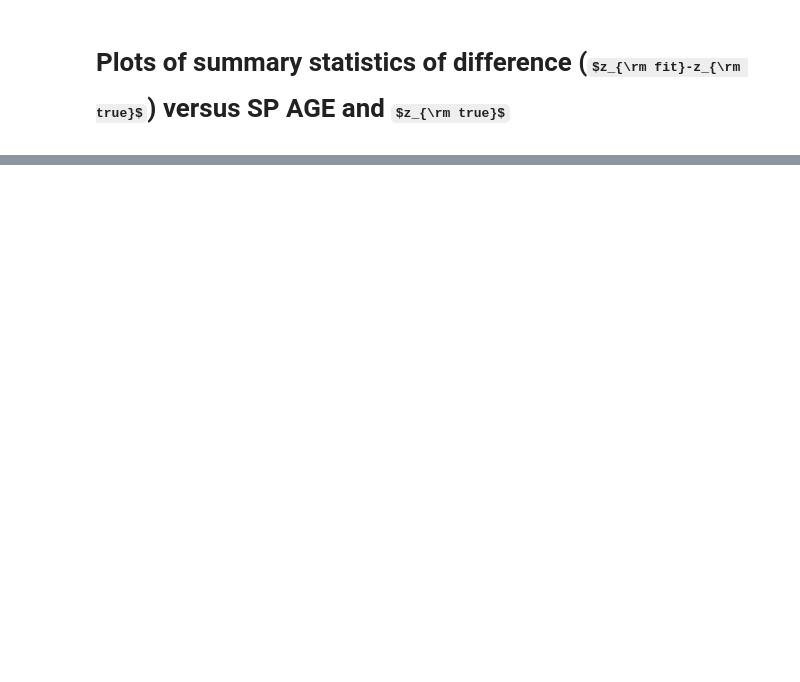
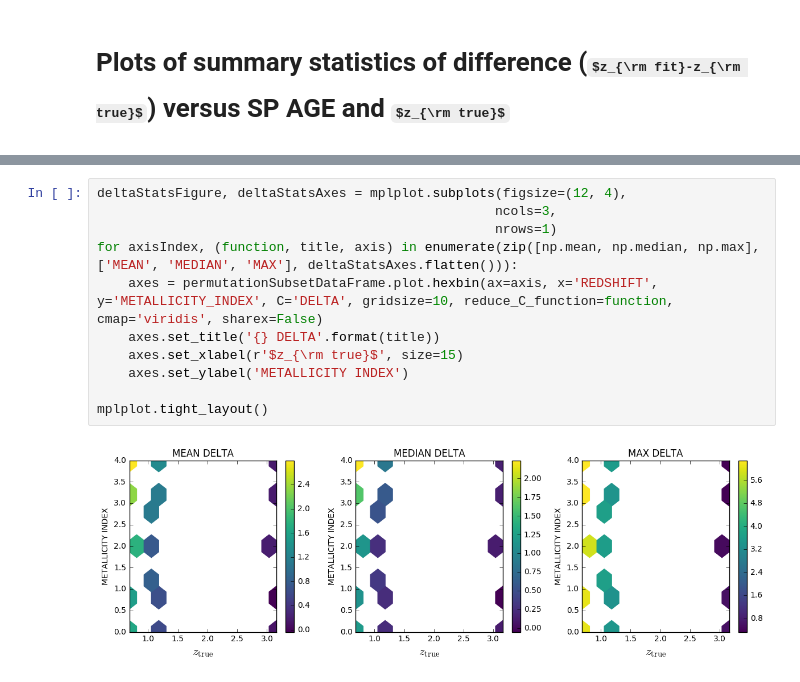
Before and after one commit to AstroZooMin/WISPSBayesianLineID, a Jupyter notebook: BayesianFramework/ReshiftFitConfoundingFactors.ipynb, the cells around one changed output, grey strips where cells are left out. Drawn from its saved outputs; the diff is of its cells as text; some formulas as TeX source; blank space fills up the shorter version.

```diff
--- a/BayesianFramework/ReshiftFitConfoundingFactors.ipynb
+++ b/BayesianFramework/ReshiftFitConfoundingFactors.ipynb
@@ -177,0 +166,13 @@ array([ 0.68648539,  1.0740188 ,  1.13175197,  3.1595321 ])
+# %%
+deltaStatsFigure, deltaStatsAxes = mplplot.subplots(figsize=(12, 4),
+                                                   ncols=3,
+                                                   nrows=1)
+for axisIndex, (function, title, axis) in enumerate(zip([np.mean, np.median, np.max], ['MEAN', 'MEDIAN', 'MAX'], deltaStatsAxes.flatten())):
+    axes = permutationSubsetDataFrame.plot.hexbin(ax=axis, x='REDSHIFT', y='METALLICITY_INDEX', C='DELTA', gridsize=10, reduce_C_function=function, cmap='viridis', sharex=False)
+    axes.set_title('{} DELTA'.format(title))
+    axes.set_xlabel(r'$z_{\rm true}$', size=15)
+    axes.set_ylabel('METALLICITY INDEX')
+
+mplplot.tight_layout()
+# %% [output]
+[figure, added]
```
Also changed, not shown: parts of 9 cells of this notebook, 1 other file.
